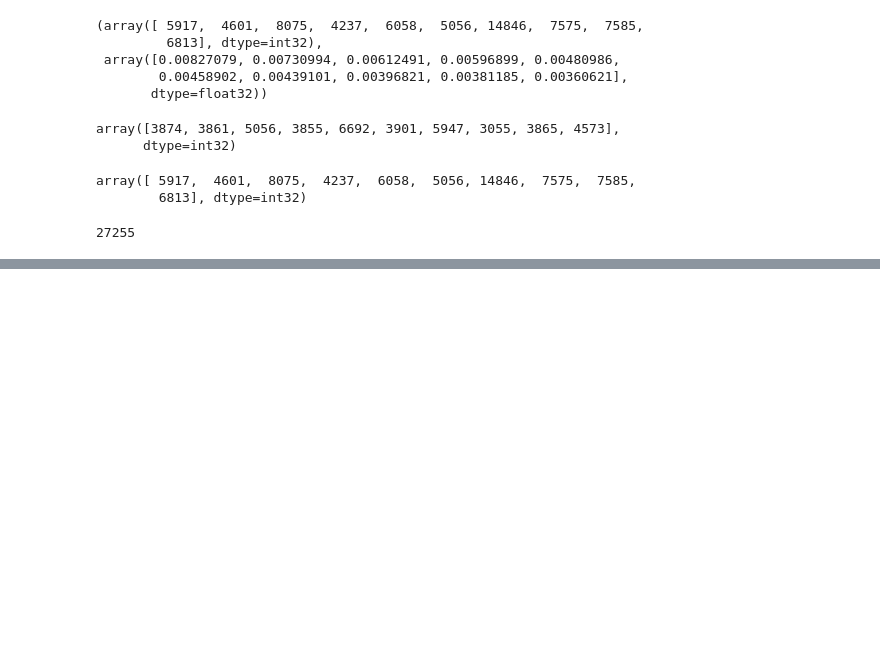
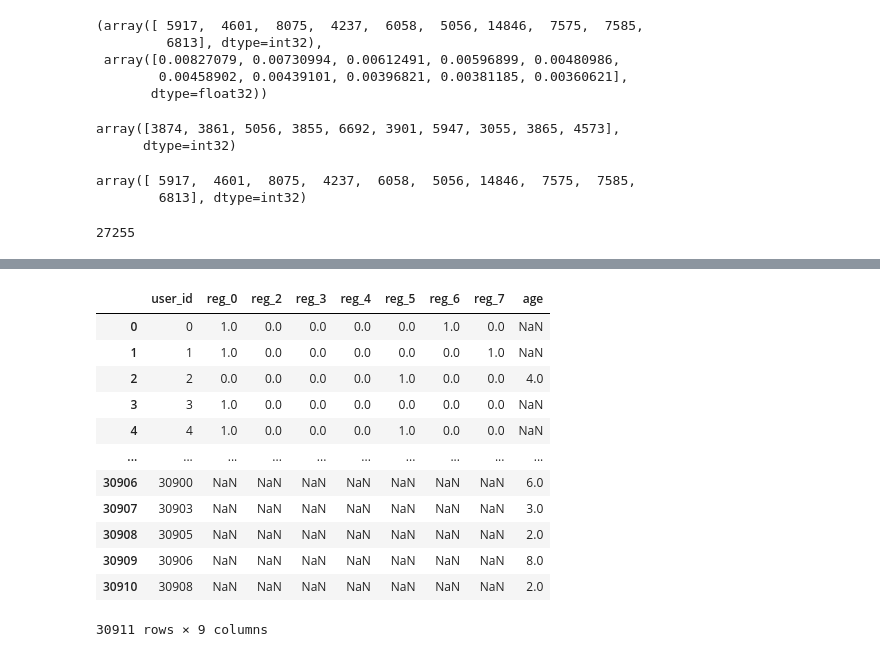
Before and after one commit to BabkenBrs/item_rec, a Jupyter notebook: notebooks/experiments.ipynb, the cells around one changed output, grey strips where cells are left out. Cells and saved outputs as stored; diff of their text form; code cells hidden in the pictures; blank space fills up the shorter version.

```diff
--- a/notebooks/experiments.ipynb
+++ b/notebooks/experiments.ipynb
@@ -172,0 +220,39 @@ FileNotFoundError: Couldn't find a dataset script at /home/armkilikia/Documents/
+# %%
+def get_new_data(df):
+    hash_row_one = defaultdict(lambda: np.zeros(df.col.unique().shape[0]))
+    uniq_col = np.sort(tmp.col.unique())
+    col_to_num = {x : i for i, x in enumerate(uniq_col )}
+
+    for _, row in tmp.iterrows():
+        hash_row_one[int(row.row)][int(col_to_num[row.col])] = 1
+
+    new_data = defaultdict(list)
+    new_data['row'] = list(hash_row_one.keys())
+
+    for _, mask in hash_row_one.items():
+        for i, value in enumerate(mask):
+            new_data[f'reg_{uniq_col[i]}'].append(value)
+
+    return pd.DataFrame(new_data)
+# %%
+new_item_reg = get_new_data(tmp)
+# %%
+full_user = new_item_reg.merge(user_age, how="outer", on="row")
+# %%
+full_user.rename(columns={"row":"user_id"}, inplace=True)
+# %%
+full_user
+# %% [output]
+|  | user_id | reg_0 | reg_2 | reg_3 | reg_4 | reg_5 | reg_6 | reg_7 | age |
+| 0 | 0 | 1.0 | 0.0 | 0.0 | 0.0 | 0.0 | 1.0 | 0.0 | NaN |
+| 1 | 1 | 1.0 | 0.0 | 0.0 | 0.0 | 0.0 | 0.0 | 1.0 | NaN |
+| 2 | 2 | 0.0 | 0.0 | 0.0 | 0.0 | 1.0 | 0.0 | 0.0 | 4.0 |
+| 3 | 3 | 1.0 | 0.0 | 0.0 | 0.0 | 0.0 | 0.0 | 0.0 | NaN |
+| 4 | 4 | 1.0 | 0.0 | 0.0 | 0.0 | 1.0 | 0.0 | 0.0 | NaN |
+| ... | ... | ... | ... | ... | ... | ... | ... | ... | ... |
+| 30906 | 30900 | NaN | NaN | NaN | NaN | NaN | NaN | NaN | 6.0 |
+| 30907 | 30903 | NaN | NaN | NaN | NaN | NaN | NaN | NaN | 3.0 |
+| 30908 | 30905 | NaN | NaN | NaN | NaN | NaN | NaN | NaN | 2.0 |
+| 30909 | 30906 | NaN | NaN | NaN | NaN | NaN | NaN | NaN | 8.0 |
+| 30910 | 30908 | NaN | NaN | NaN | NaN | NaN | NaN | NaN | 2.0 |
+30911 rows × 9 columns
```
Also changed, not shown: parts of 12 cells of this notebook, 2 other files.
